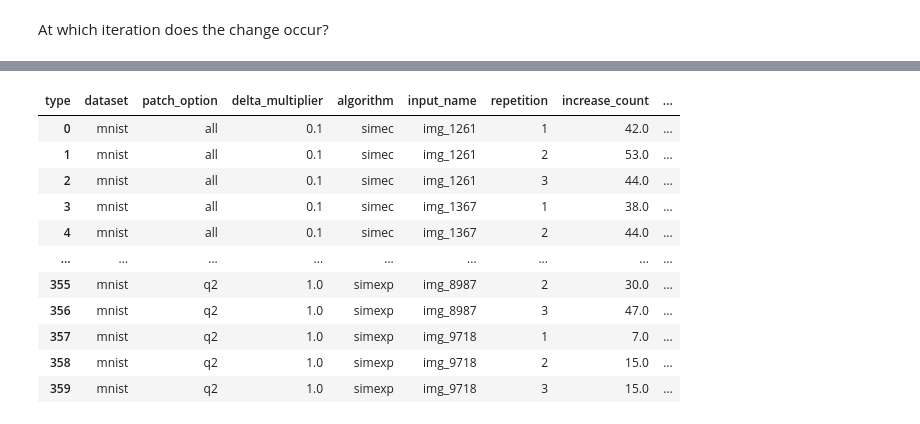
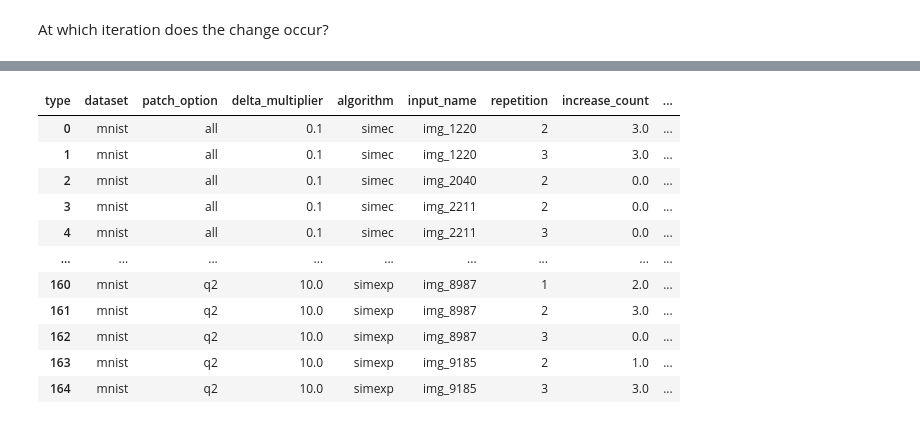
Before and after one commit to alessiomarta/transformers_equivalence_classes, a Jupyter notebook: notebooks/interpretation-analysis.ipynb, the cells around one changed output, grey strips where cells are left out. Saved outputs shown, nothing was run; the diff lists cells and outputs as text; code cells hidden in the pictures.

```diff
--- a/notebooks/interpretation-analysis.ipynb
+++ b/notebooks/interpretation-analysis.ipynb
@@ -8,8 +8,8 @@ RES_DIR = "../res"
 # Load experiment results
 # %%
 def load_data():
-    df = pd.read_parquet(os.path.join(RES_DIR, "mnist_results.parquet"))
-    npz_data = np.load(os.path.join(RES_DIR, "mnist_embeddings.npz"), allow_pickle=True)
+    df = pd.read_parquet(os.path.join(RES_DIR, "all_experiments_results.parquet"))
+    npz_data = np.load(os.path.join(RES_DIR, "all_experiments_embeddings.npz"), allow_pickle=True)
 
     for key in ["distance", "original_image_pred_proba", "embedding_pred_proba", "modified_image_pred_proba", "modified_image"]:
         df[key] = list(npz_data[key])
@@ -103,8 +103,11 @@ for group_keys, group in results.groupby(group_cols):
 
     prev_emb = rows[0].embedding_pred
     prev_mod = rows[0].modified_image_pred
+    if rows[0].iteration == rows[1].iteration:
+        print(rows[0].iteration, group_keys)
+        print(rows[1].iteration, group_keys)
+    for row in rows[1:]:
 
-    for row in rows[1:]:
         changed_emb = row.embedding_pred != prev_emb
         changed_mod = row.modified_image_pred != prev_mod
 
@@ -125,8 +128,8 @@ for group_keys, group in results.groupby(group_cols):
                 "modified_pred": row.modified_image_pred
             })
 
-        prev_emb = row.embedding_pred
-        prev_mod = row.modified_image_pred
+            prev_emb = row.embedding_pred
+            prev_mod = row.modified_image_pred
 
 # Convert to DataFrame
 df_pred_changes = pd.DataFrame(change_records)
@@ -244,11 +330,11 @@ majority_summary = (
 )
 
 # Determine majority type
-majority_summary["majority_type"] = majority_summary[["+", "-", "="]].idxmax(axis=1)
+majority_summary["majority_type"] = majority_summary[["+", "-"]].idxmax(axis=1)
 
 # Optional: Rename columns for clarity
 majority_summary = majority_summary.rename(columns={"+": "count_+", "-": "count_-", "=": "count_="})
-
+pd.set_option('display.max_rows', 500)
 # Show the result
 majority_summary
 # %% [output]
@@ -268,49 +389,4 @@ majority_summary
 # %%
-records = []  # List to collect results for DataFrame
-
-group_cols = ["dataset", "patch_option", "delta_multiplier", "algorithm", "input_name", "repetition"]
-
-for group_keys, group in results.groupby(group_cols):
-    group = group.sort_values("iteration")
-    rows = list(group.itertuples(index=False))
-    if not rows:
-        continue
-
-    # Initialize previous preds
-    original_pred = rows[0].original_image_pred
-    prev_proba_original_pred = rows[0].embedding_pred_proba[original_pred]
-    prev_change_type = "="
-
-    # Iterate from second row onward
-    for row in rows[1:]:
-        curr_proba = row.embedding_pred_proba[original_pred]
-        if curr_proba < prev_proba_original_pred:
-            change_type = "-"
-        elif curr_proba > prev_proba_original_pred:
-            change_type = "+"
-        else:
-            change_type = "="
-
-        diff = curr_proba - prev_proba_original_pred
-        records.append({
-            "type": change_type,
-            "dataset": row.dataset,
-            "algorithm": row.algorithm,
-            "delta_multiplier": row.delta_multiplier,
-            "patch_option": row.patch_option,
-            "input_name": row.input_name,
-            "repetition": row.repetition,
-            "iteration": row.iteration,
-            "diff": diff,
-        })
-
-        prev_change_type = change_type
-
-        # Update trackers
-        prev_proba_original_pred = curr_proba
-
-# Create DataFrame from collected records
-df_changes = pd.DataFrame.from_records(records)
 # Define grouping columns (experiment-level identifiers)
 group_cols = ["dataset", "patch_option", "delta_multiplier", "algorithm", "input_name", "repetition"]
 
@@ -327,41 +403,41 @@ change_summary = (
 # Pivot the table so that each type ("+", "-", "=") becomes its own column
 pivot_summary = change_summary.pivot_table(
     index=group_cols,
     columns="type",
     values="change_count",
     fill_value=0
 ).reset_index()
 
 # Rename the columns for clarity if present
 if "+" in pivot_summary.columns:
     pivot_summary = pivot_summary.rename(columns={"+": "increase_count"})
 if "-" in pivot_summary.columns:
     pivot_summary = pivot_summary.rename(columns={"-": "decrease_count"})
 if "=" in pivot_summary.columns:
     pivot_summary = pivot_summary.rename(columns={"=": "equal_count"})
 
 # In case a type is missing, add it with 0
 for col in ["increase_count", "decrease_count", "equal_count"]:
     if col not in pivot_summary.columns:
         pivot_summary[col] = 0
 
 # Calculate percentage for each change type per experiment
 pivot_summary["pct_increase"] = (pivot_summary["increase_count"] / total_iterations) * 100
 pivot_summary["pct_decrease"] = (pivot_summary["decrease_count"] / total_iterations) * 100
 pivot_summary["pct_equal"] = (pivot_summary["equal_count"] / total_iterations) * 100
 
 # Display the final summary DataFrame
 pivot_summary
 # %% [output]
 | type | dataset | patch_option | delta_multiplier | algorithm | input_name | repetition | increase_count | ... |
-| 0 | mnist | all | 0.1 | simec | img_1261 | 1 | 42.0 | ... |
-| 1 | mnist | all | 0.1 | simec | img_1261 | 2 | 53.0 | ... |
-| 2 | mnist | all | 0.1 | simec | img_1261 | 3 | 44.0 | ... |
-| 3 | mnist | all | 0.1 | simec | img_1367 | 1 | 38.0 | ... |
-| 4 | mnist | all | 0.1 | simec | img_1367 | 2 | 44.0 | ... |
+| 0 | mnist | all | 0.1 | simec | img_1220 | 2 | 3.0 | ... |
+| 1 | mnist | all | 0.1 | simec | img_1220 | 3 | 3.0 | ... |
+| 2 | mnist | all | 0.1 | simec | img_2040 | 2 | 0.0 | ... |
+| 3 | mnist | all | 0.1 | simec | img_2211 | 2 | 0.0 | ... |
+| 4 | mnist | all | 0.1 | simec | img_2211 | 3 | 0.0 | ... |
 | ... | ... | ... | ... | ... | ... | ... | ... | ... |
-| 355 | mnist | q2 | 1.0 | simexp | img_8987 | 2 | 30.0 | ... |
-| 356 | mnist | q2 | 1.0 | simexp | img_8987 | 3 | 47.0 | ... |
-| 357 | mnist | q2 | 1.0 | simexp | img_9718 | 1 | 7.0 | ... |
-| 358 | mnist | q2 | 1.0 | simexp | img_9718 | 2 | 15.0 | ... |
-| 359 | mnist | q2 | 1.0 | simexp | img_9718 | 3 | 15.0 | ... |
+| 160 | mnist | q2 | 10.0 | simexp | img_8987 | 1 | 2.0 | ... |
+| 161 | mnist | q2 | 10.0 | simexp | img_8987 | 2 | 3.0 | ... |
+| 162 | mnist | q2 | 10.0 | simexp | img_8987 | 3 | 0.0 | ... |
+| 163 | mnist | q2 | 10.0 | simexp | img_9185 | 2 | 1.0 | ... |
+| 164 | mnist | q2 | 10.0 | simexp | img_9185 | 3 | 3.0 | ... |
```
Also changed, not shown: parts of 16 cells of this notebook.
